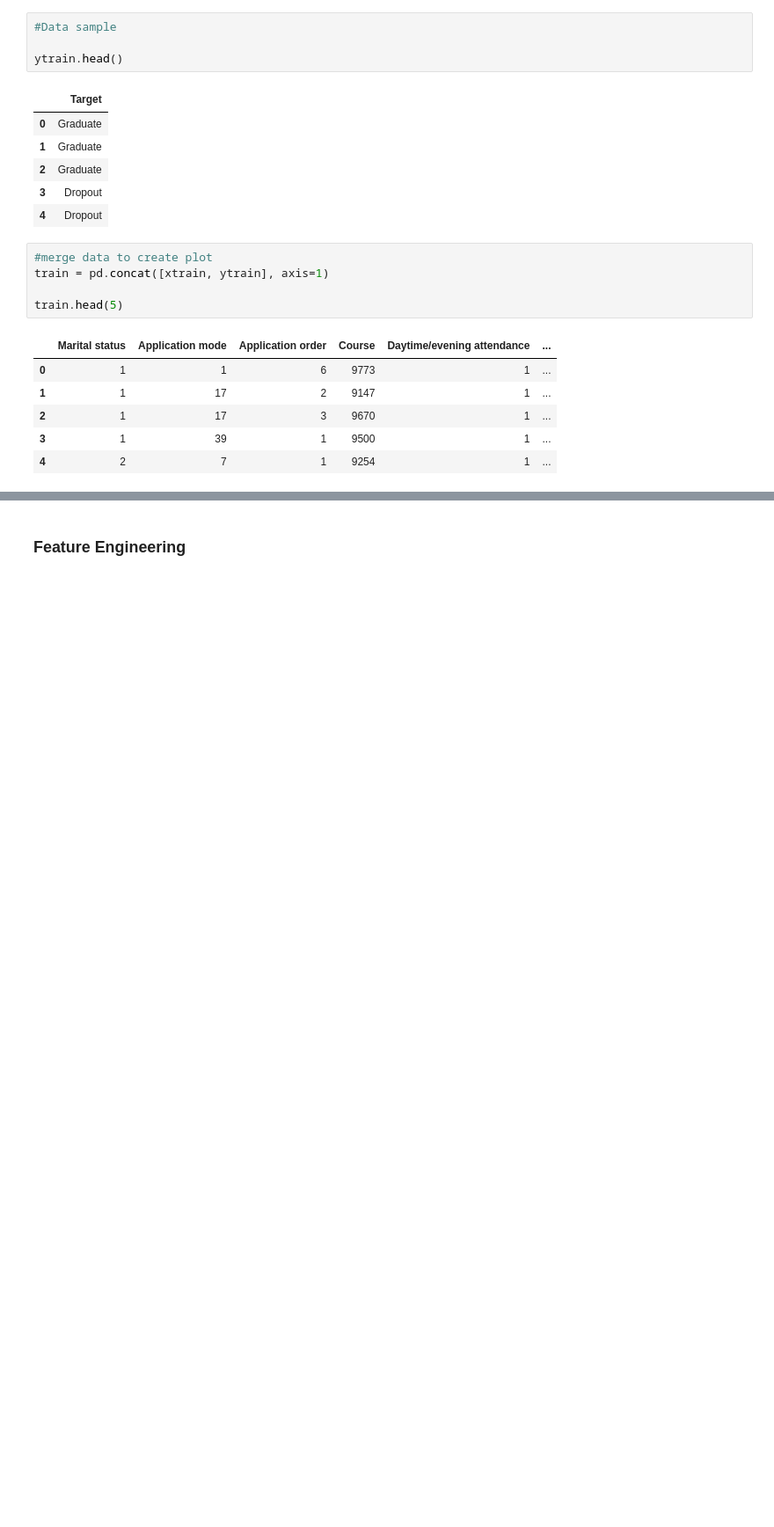
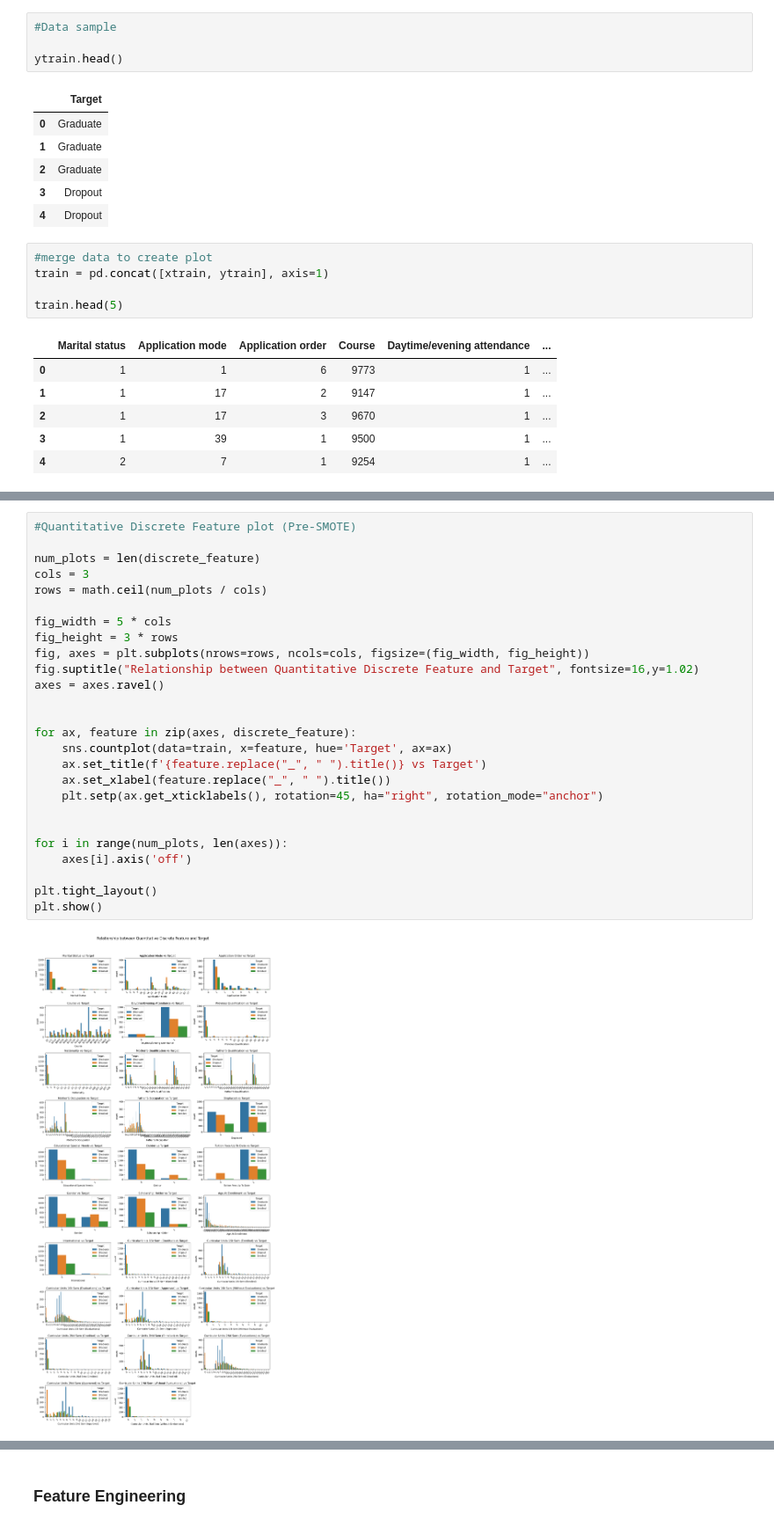
Before and after one commit to Siri-Gith1/CSCI109A_HW5, a Jupyter notebook: cs1090a_hw5.ipynb, the cells around one changed output, grey strips where cells are left out. Shown at 88% size. Drawn from its saved outputs; the diff is of its cells as text; blank space fills up the shorter version.

```diff
--- a/cs1090a_hw5.ipynb
+++ b/cs1090a_hw5.ipynb
@@ -297,0 +356,28 @@ Ytrain Rows with at least one NaN value: 0
+# %%
+#Quantitative Discrete Feature plot (Pre-SMOTE)
+
+num_plots = len(discrete_feature)
+cols = 3
+rows = math.ceil(num_plots / cols)
+
+fig_width = 5 * cols
+fig_height = 3 * rows
+fig, axes = plt.subplots(nrows=rows, ncols=cols, figsize=(fig_width, fig_height))
+fig.suptitle("Relationship between Quantitative Discrete Feature and Target", fontsize=16,y=1.02)
+axes = axes.ravel()
+
+
+for ax, feature in zip(axes, discrete_feature):
+    sns.countplot(data=train, x=feature, hue='Target', ax=ax)
+    ax.set_title(f'{feature.replace("_", " ").title()} vs Target')
+    ax.set_xlabel(feature.replace("_", " ").title())
+    plt.setp(ax.get_xticklabels(), rotation=45, ha="right", rotation_mode="anchor")
+
+
+for i in range(num_plots, len(axes)):
+    axes[i].axis('off')
+
+plt.tight_layout()
+plt.show()
+# %% [output]
+[figure, added]
```
Also changed, not shown: parts of 85 cells of this notebook.
